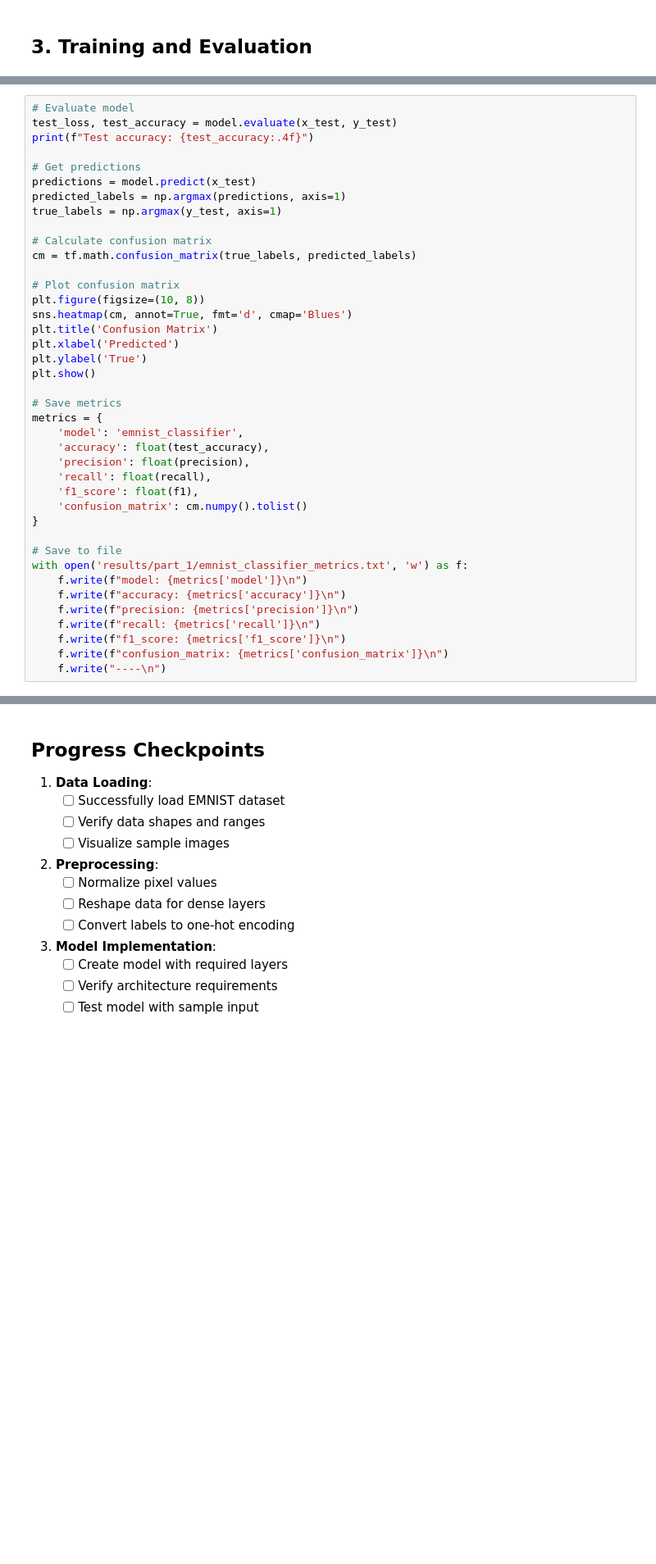
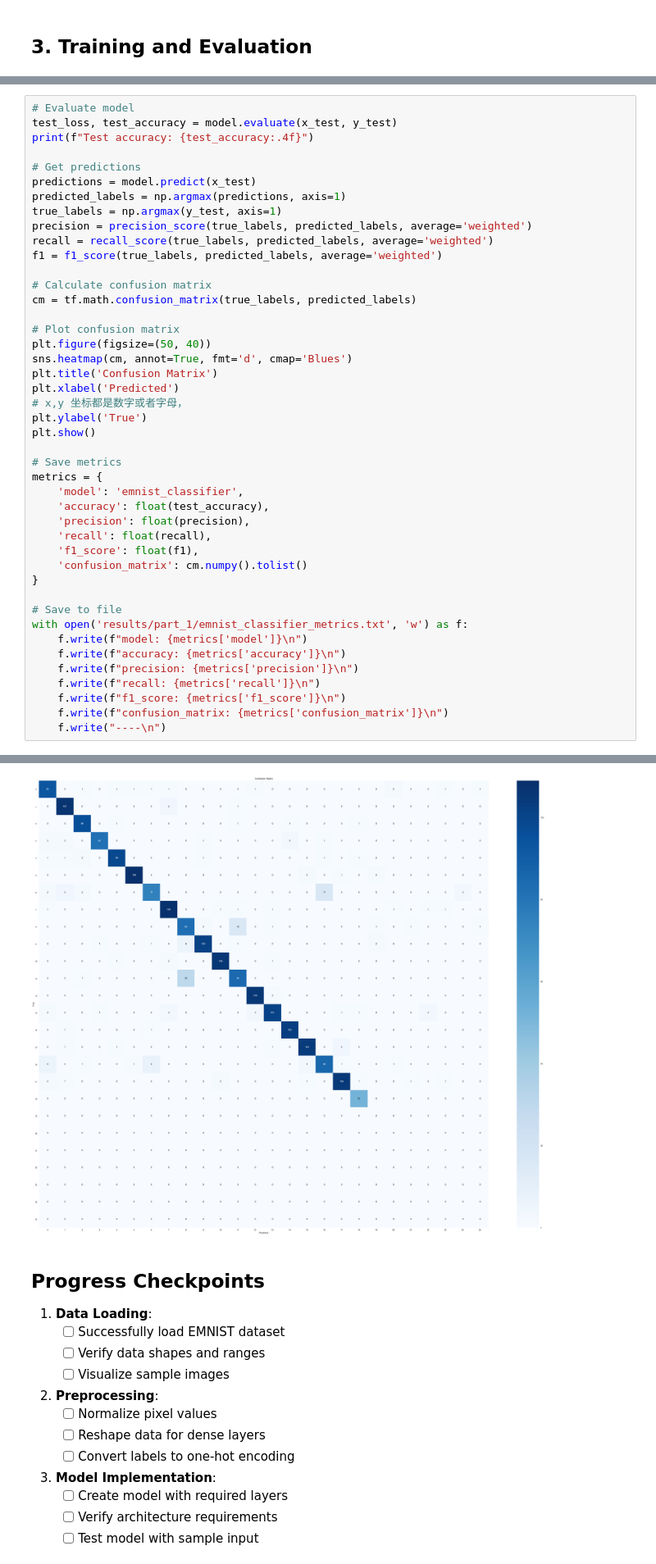
Before and after one commit to UCSF-DataSci/6-neural-nets-Exynos-8890, a Jupyter notebook: part1_neural_networks_basics.ipynb, the cells around one changed output, grey strips where cells are left out. Shown at 82% size. Drawn from its saved outputs; the diff is of its cells as text; blank space fills up the shorter version.

```diff
--- a/part1_neural_networks_basics.ipynb
+++ b/part1_neural_networks_basics.ipynb
@@ -173,15 +319,19 @@ print(f"Test accuracy: {test_accuracy:.4f}")
 predictions = model.predict(x_test)
 predicted_labels = np.argmax(predictions, axis=1)
 true_labels = np.argmax(y_test, axis=1)
+precision = precision_score(true_labels, predicted_labels, average='weighted')
+recall = recall_score(true_labels, predicted_labels, average='weighted')
+f1 = f1_score(true_labels, predicted_labels, average='weighted')
 
 # Calculate confusion matrix
 cm = tf.math.confusion_matrix(true_labels, predicted_labels)
 
 # Plot confusion matrix
-plt.figure(figsize=(10, 8))
+plt.figure(figsize=(50, 40))
 sns.heatmap(cm, annot=True, fmt='d', cmap='Blues')
 plt.title('Confusion Matrix')
 plt.xlabel('Predicted')
+# x,y 坐标都是数字或者字母，
 plt.ylabel('True')
 plt.show()
 
@@ -204,3 +354,4 @@ with open('results/part_1/emnist_classifier_metrics.txt', 'w') as f:
     f.write(f"f1_score: {metrics['f1_score']}\n")
     f.write(f"confusion_matrix: {metrics['confusion_matrix']}\n")
     f.write("----\n")
+# %% [output]
@@ -207,3 +361,4 @@ with open('results/part_1/emnist_classifier_metrics.txt', 'w') as f:
+[figure, added]
 # %% [markdown]
 ## Progress Checkpoints
 
```
Also changed, not shown: parts of 9 cells of this notebook, 8 other files.
